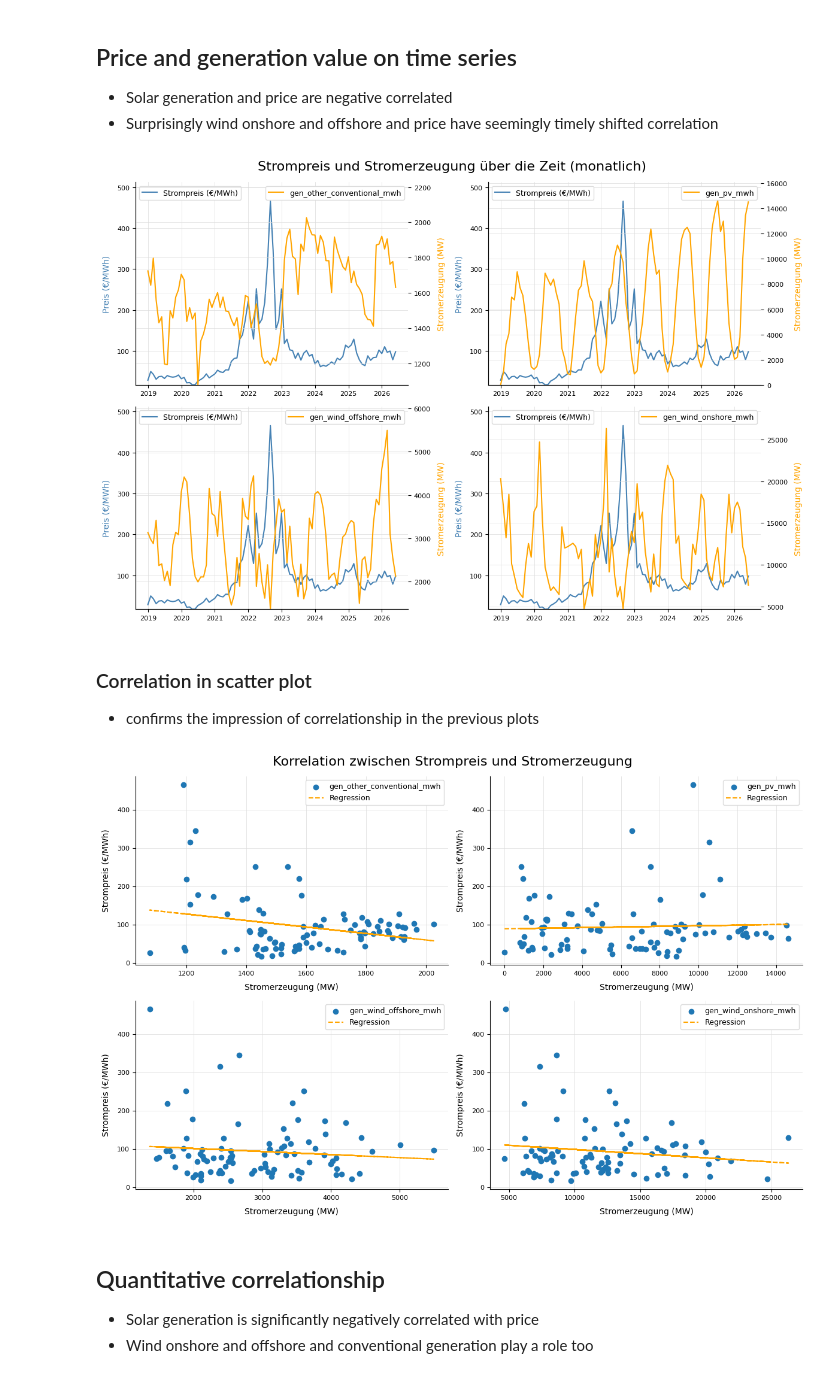
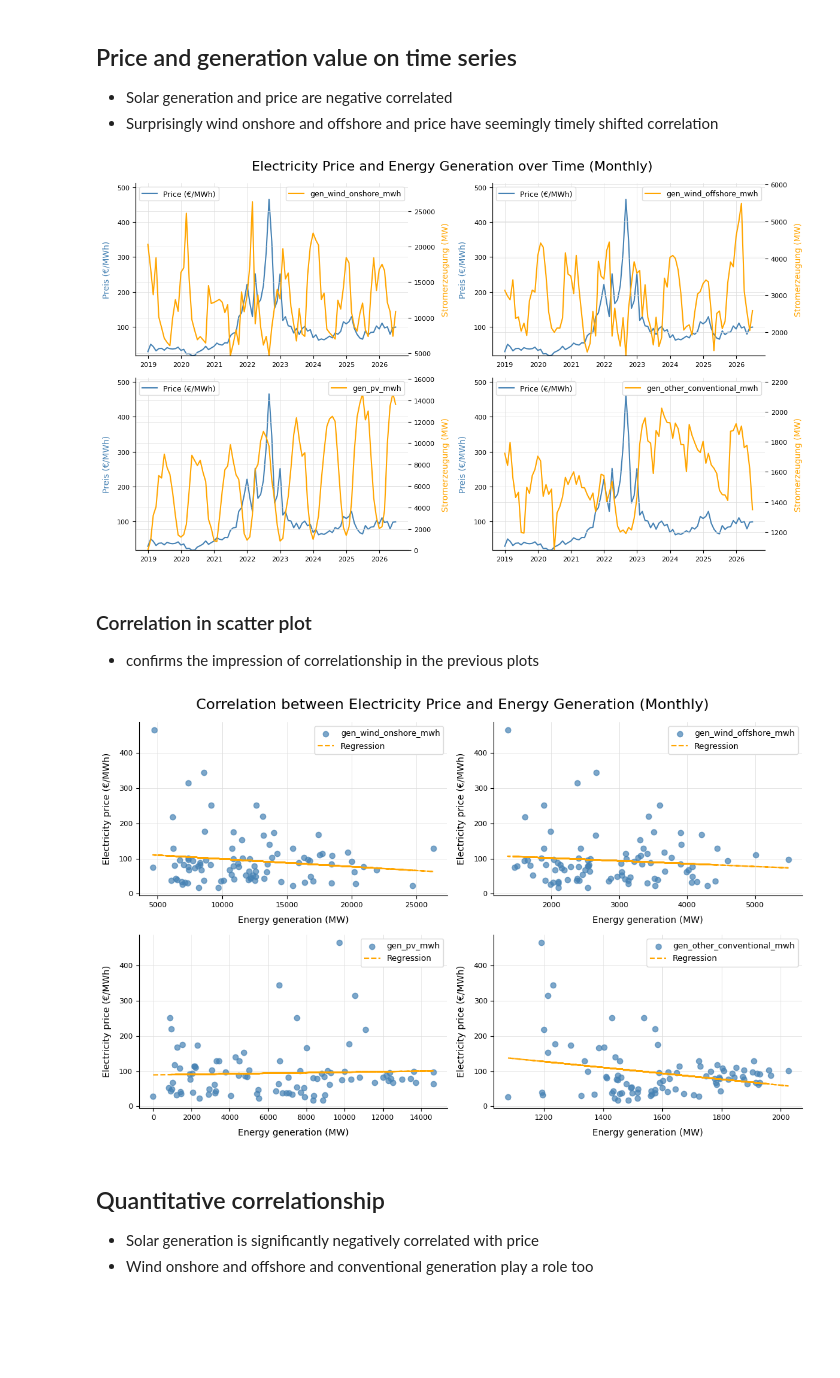
Before and after one commit to SW-oasen/electricity_price_forecast, a Jupyter notebook: notebook/01_eda_price.ipynb, the cells around one changed output. Drawn from its saved outputs; the diff is of its cells as text; code cells hidden in the pictures; blank space fills up the shorter version.

```diff
--- a/notebook/01_eda_price.ipynb
+++ b/notebook/01_eda_price.ipynb
@@ -254,65 +257,55 @@ plt.show()
 # %%
 from fetch_price_data import normalize_time_column
 # resample the data to monthly frequency by taking the mean value for each month
-df_monthly = (
-    df_price_gen
-    .groupby('series_id')
-    .resample('ME', on='time')
-    .mean(numeric_only=True)
-    .reset_index()
-)   # fÃ¼r Monate
+df_monthly = df_price_gen.reset_index().resample('ME', on='time').mean(numeric_only=True)
 
-mask_price = df_monthly['series_id'] == 'price_de_lu_eur_mwh'
+df_monthly_price = df_monthly['price_de_lu_eur_mwh']
 
-df_monthly_price = df_monthly[df_monthly['series_id'] == 'price_de_lu_eur_mwh']
-df_monthly_gen = df_monthly[~mask_price]
+df_monthly_wind_onshore = df_monthly['gen_wind_onshore_mwh']
+df_monthly_wind_offshore = df_monthly['gen_wind_offshore_mwh']
+df_monthly_solar = df_monthly['gen_pv_mwh']
+df_monthly_other = df_monthly['gen_other_conventional_mwh']
 
-df_monthly_wind_onshore = df_monthly_gen[df_monthly_gen['series_id'] == 'gen_wind_onshore_mwh']
-df_monthly_wind_offshore = df_monthly_gen[df_monthly_gen['series_id'] == 'gen_wind_offshore_mwh']
-df_monthly_solar = df_monthly_gen[df_monthly_gen['series_id'] == 'gen_pv_mwh']
-df_monthly_other = df_monthly_gen[df_monthly_gen['series_id'] == 'gen_other_conventional_mwh']
+cols_gen = ['gen_wind_onshore_mwh', 'gen_wind_offshore_mwh', 'gen_pv_mwh', 'gen_other_conventional_mwh']
 
 # plot the time series of the price and energy generation values each in one plot using twinx
-fig, ax = plt.subplots(2, 2, figsize=(12, 8))
+fig, ax = plt.subplots(2, 2, figsize=(12, 7))
 ax = ax.flatten()
-for i, (series_id, df_series) in enumerate(df_monthly_gen.groupby('series_id')):
-    ax[i].plot(df_monthly_price['time'], df_monthly_price['value'], label='Strompreis (â‚¬/MWh)', color='steelblue')
+for i, col in enumerate(cols_gen):
+    ax[i].plot(df_monthly_price.index, df_monthly_price, label='Price (€/MWh)', color='steelblue')
     ax_twinx = ax[i].twinx()
-    ax_twinx.plot(df_series['time'], df_series['value'], color='orange', label=series_id)
+    ax_twinx.plot(df_monthly.index, df_monthly[col], color='orange', label=col)
 
-    ax[i].set_ylabel('Preis (â‚¬/MWh)', color='steelblue')
+    ax[i].set_ylabel('Preis (€/MWh)', color='steelblue')
     ax_twinx.set_ylabel('Stromerzeugung (MW)', color='orange')
     ax[i].legend(loc='upper left')
     ax_twinx.legend(loc='upper right')
-    ax[i].set_ylim(df_monthly_price['value'].min(), df_monthly_price['value'].max() * 1.1)
-    ax_twinx.set_ylim(df_series['value'].min(), df_series['value'].max() * 1.1)
-plt.suptitle('Strompreis und Stromerzeugung Ã¼ber die Zeit (monatlich)', fontsize=16)
+    ax[i].set_ylim(df_monthly_price.min(), df_monthly_price.max() * 1.1)
+    ax_twinx.set_ylim(df_monthly[col].min(), df_monthly[col].max() * 1.1)
+plt.suptitle('Electricity Price and Energy Generation over Time (Monthly)', fontsize=16)
 plt.tight_layout()
 plt.show()
 # %% [output]
-[figure, old version]
+[figure, new version]
 # %% [markdown]
 ### Correlation in scatter plot
 * confirms the impression of correlationship in the previous plots
 # %%
 # plot correlation and regression between price and generation values using scatter plot
-fig, ax = plt.subplots(2, 2, figsize=(12, 8))
+fig, ax = plt.subplots(2, 2, figsize=(11, 7))
 ax = ax.flatten()
-for i, (series_id, df_series) in enumerate(df_monthly_gen.groupby('series_id')):
-    # Merge auf 'time' fÃ¼r gemeinsame Zeitbasis
-    merged = pd.merge(df_monthly_price[['time', 'value']], df_series[['time', 'value']], on='time', suffixes=('_price', '_gen'))
-    ax[i].scatter(merged['value_gen'], merged['value_price'], label=series_id)
-    # Regression (x: Erzeugung, y: Preis)
-    m, b = np.polyfit(merged['value_gen'], merged['value_price'], 1)
-    ax[i].plot(merged['value_gen'], m * merged['value_gen'] + b, color='orange', linestyle='--', label='Regression')
-    ax[i].set_xlabel('Stromerzeugung (MW)')
-    ax[i].set_ylabel('Strompreis (â‚¬/MWh)')
+for i, col in enumerate(cols_gen):
+    ax[i].scatter(df_monthly[col], df_monthly['price_de_lu_eur_mwh'], label=col, color='steelblue', alpha=0.7)
+    m, b = np.polyfit(df_monthly[col], df_monthly['price_de_lu_eur_mwh'], 1)
+    ax[i].plot(df_monthly[col], m * df_monthly[col] + b, color='orange', linestyle='--', label='Regression')
+    ax[i].set_xlabel('Energy generation (MW)')
+    ax[i].set_ylabel('Electricity price (€/MWh)')
     ax[i].legend()
-plt.suptitle('Korrelation zwischen Strompreis und Stromerzeugung', fontsize=16)
+plt.suptitle('Correlation between Electricity Price and Energy Generation (Monthly)', fontsize=16)
 plt.tight_layout()
 plt.show()
 # %% [output]
-[figure, old version]
+[figure, new version]
 # %% [markdown]
 ## Quantitative correlationship
 * Solar generation is significantly negatively correlated with price
```
Also changed, not shown: parts of 23 cells of this notebook, 10 other files.
